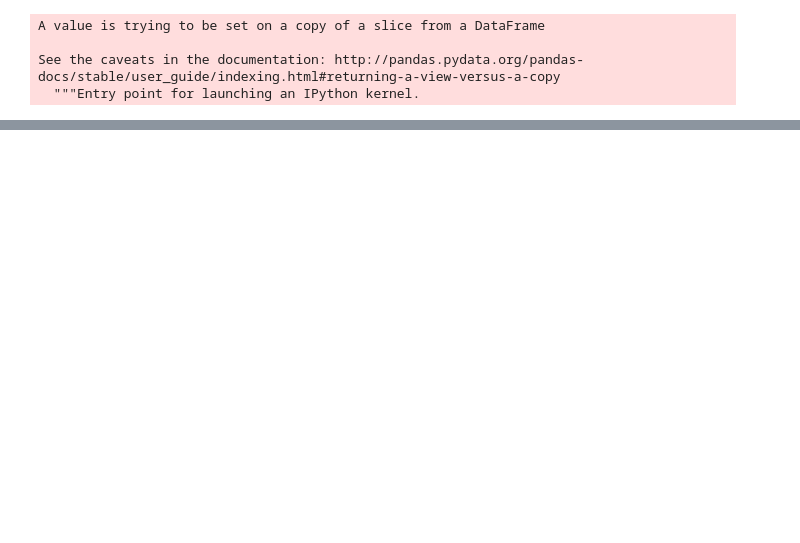
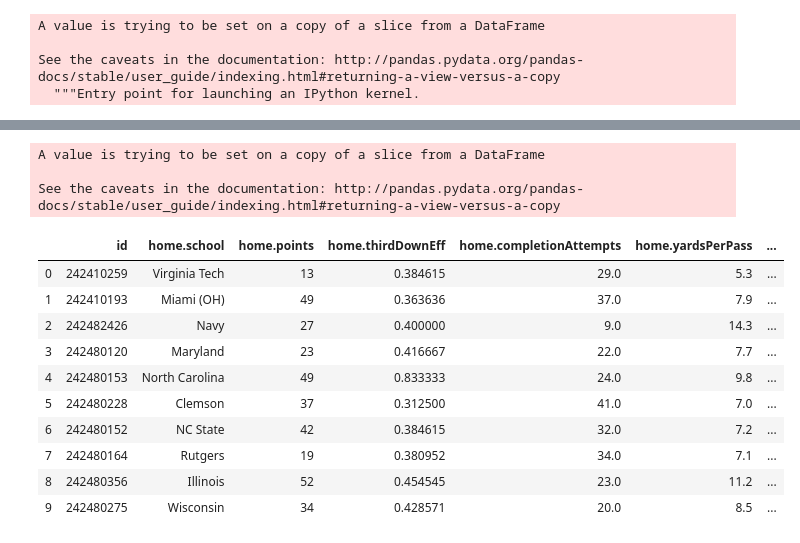
Before and after one commit to MichiganDataScienceTeam/F20-College-Football, a Jupyter notebook: notebooks/Prior Probability Model.ipynb, the cells around one changed output, grey strips where cells are left out. Cells and saved outputs as stored; diff of their text form; code cells hidden in the pictures; blank space fills up the shorter version.

```diff
--- a/notebooks/Prior Probability Model.ipynb
+++ b/notebooks/Prior Probability Model.ipynb
@@ -59,0 +61,43 @@ ValueError: The truth value of a Series is ambiguous. Use a.empty, a.bool(), a.i
+# %%
+def process_third(x):
+    if(str(x).split('-')[-1] == '0'): return 1
+    else: return float(str(x).split('-')[0])/float(str(x).split('-')[1])
+
+stats = df2[['id', 'home.school','home.points', 'home.thirdDownEff','home.completionAttempts', 'home.yardsPerPass','home.yardsPerRushAttempt','home.totalPenaltiesYards','home.turnovers','home.possessionTime','away.school','away.points','away.thirdDownEff','away.completionAttempts', 'away.yardsPerPass','away.yardsPerRushAttempt','away.totalPenaltiesYards','away.turnovers','away.possessionTime','home.rushingAttempts','away.rushingAttempts','Year','Week']]
+stats.dropna(inplace = True)
+stats.loc[:,'home.pointDiff'] = df2['home.points'] - df2['away.points']
+stats.loc[:,'away.pointDiff'] = -stats['home.pointDiff']
+stats.loc[:,'home.completionAttempts'] = df2['home.completionAttempts'].apply(lambda x: float(str(x).split('-')[-1]))
+stats.loc[:,'away.completionAttempts'] = df2['away.completionAttempts'].apply(lambda x: float(str(x).split('-')[-1]))
+stats.loc[:,'home.yardsAllowedPerPlay'] = df2['away.totalYards']/(stats['away.completionAttempts'] + df2['away.rushingAttempts'])
+stats.loc[:,'away.yardsAllowedPerPlay'] = df2['home.totalYards']/(stats['home.completionAttempts'] + df2['home.rushingAttempts'])
+stats.loc[:,'home.yards_per_play'] = stats['away.yardsAllowedPerPlay']
+stats.loc[:,'away.yards_per_play'] = stats['home.yardsAllowedPerPlay']
+stats.loc[:,'home.forcedTO'] = df2['away.turnovers']
+stats.loc[:,'away.forcedTO'] = df2['home.turnovers']
+stats.loc[:,'home.passAttemptsAllowed'] = stats['away.completionAttempts']
+stats.loc[:,'away.passAttemptsAllowed'] = stats['home.completionAttempts']
+stats.loc[:,'home.yardsAllowedPerRush'] = df2['away.yardsPerRushAttempt']
+stats.loc[:,'away.yardsAllowedPerRush'] = df2['home.yardsPerRushAttempt']
+stats.loc[:,'home.thirdDownEff'] = stats.loc[:,'home.thirdDownEff'].apply(process_third)
+stats.loc[:,'away.thirdDownEff'] = stats.loc[:,'away.thirdDownEff'].apply(process_third)
+stats.loc[:,'home.totalPenaltiesYards'] = stats.loc[:,'home.totalPenaltiesYards'].apply(lambda x: float(x.split('-')[-1]))
+stats.loc[:,'away.totalPenaltiesYards'] = stats.loc[:,'away.totalPenaltiesYards'].apply(lambda x: float(x.split('-')[-1]))
+stats.loc[:,'home.possessionTime'] = stats['home.possessionTime'].apply(lambda x: float(x.split(':')[0])*60 + float(x.split(':')[1]))
+stats.loc[:,'away.possessionTime'] = stats['away.possessionTime'].apply(lambda x: float(x.split(':')[0])*60 + float(x.split(':')[1]))
+stats.iloc[:10,:]
+# %% [output]
+A value is trying to be set on a copy of a slice from a DataFrame
+
+See the caveats in the documentation: http://pandas.pydata.org/pandas-docs/stable/user_guide/indexing.html#returning-a-view-versus-a-copy
+|  | id | home.school | home.points | home.thirdDownEff | home.completionAttempts | home.yardsPerPass | ... |
+| 0 | 242410259 | Virginia Tech | 13 | 0.384615 | 29.0 | 5.3 | ... |
+| 1 | 242410193 | Miami (OH) | 49 | 0.363636 | 37.0 | 7.9 | ... |
+| 2 | 242482426 | Navy | 27 | 0.400000 | 9.0 | 14.3 | ... |
+| 3 | 242480120 | Maryland | 23 | 0.416667 | 22.0 | 7.7 | ... |
+| 4 | 242480153 | North Carolina | 49 | 0.833333 | 24.0 | 9.8 | ... |
+| 5 | 242480228 | Clemson | 37 | 0.312500 | 41.0 | 7.0 | ... |
+| 6 | 242480152 | NC State | 42 | 0.384615 | 32.0 | 7.2 | ... |
+| 7 | 242480164 | Rutgers | 19 | 0.380952 | 34.0 | 7.1 | ... |
+| 8 | 242480356 | Illinois | 52 | 0.454545 | 23.0 | 11.2 | ... |
+| 9 | 242480275 | Wisconsin | 34 | 0.428571 | 20.0 | 8.5 | ... |
```
Also changed, not shown: parts of 8 cells of this notebook, 1 other file.
